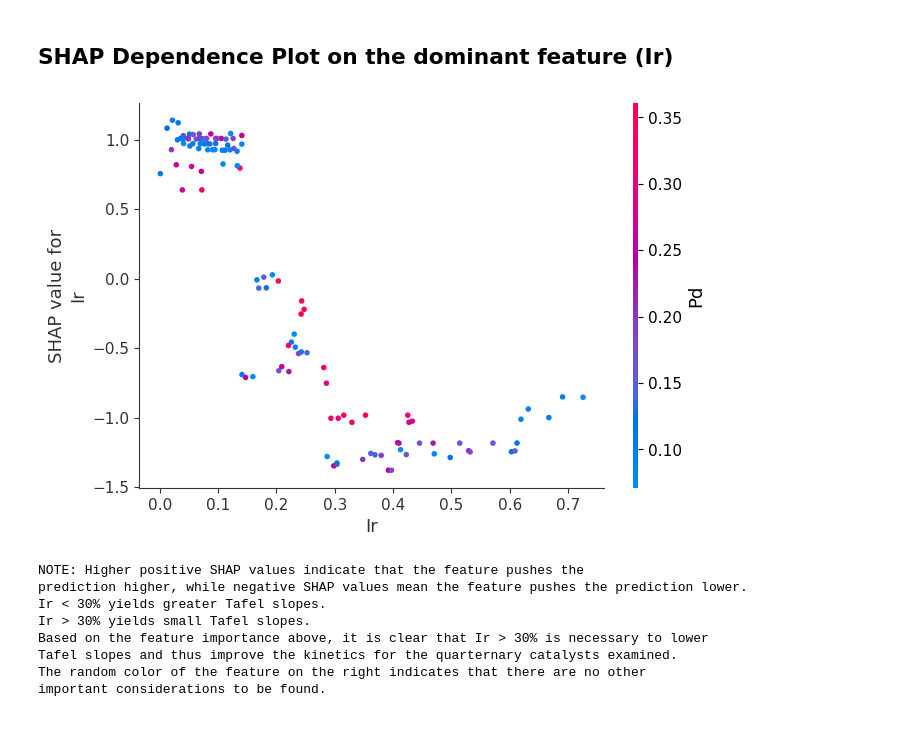
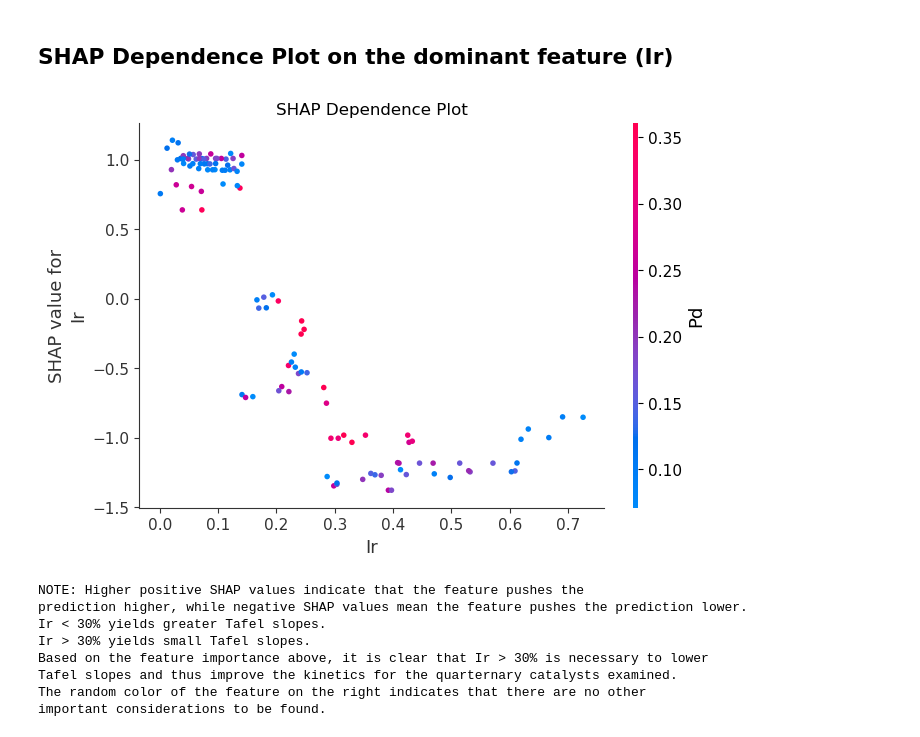
Before and after one commit to jdmazz/OER-ML-paper, a Jupyter notebook: ml_tafel.ipynb, the cells around one changed output. Drawn from its saved outputs; the diff is of its cells as text; code cells hidden in the pictures.

Commit message:
Added code for plot generation, necessary for publication.

```diff
--- a/ml_tafel.ipynb
+++ b/ml_tafel.ipynb
@@ -129,17 +132,21 @@ often considered a reasonable improvement for many applications.
 # %%
 explainer = shap.Explainer(best_gbr, X_train)
 shap_values = explainer(X_train)
-shap.dependence_plot('Ir', shap_values.values, X_train)
+shap.dependence_plot('Ir', shap_values.values, X_train, show=False)
+plt.title('SHAP Dependence Plot')
+plt.savefig('shap_dependence_plot_Ir.png', dpi=300, bbox_inches='tight')
+plt.show()
+plt.close()
 print("""NOTE: Higher positive SHAP values indicate that the feature pushes the
 prediction higher, while negative SHAP values mean the feature pushes the prediction lower.
 Ir < 30% yields greater Tafel slopes.
 Ir > 30% yields small Tafel slopes.
 Based on the feature importance above, it is clear that Ir > 30% is necessary to lower
 Tafel slopes and thus improve the kinetics for the quarternary catalysts examined.
 The random color of the feature on the right indicates that there are no other
 important considerations to be found.""")
 # %% [output]
-[figure, old version]
+[figure, new version]
 NOTE: Higher positive SHAP values indicate that the feature pushes the
 prediction higher, while negative SHAP values mean the feature pushes the prediction lower.
 Ir < 30% yields greater Tafel slopes.
```
Also changed, not shown: parts of 2 cells of this notebook, 5 other files.
